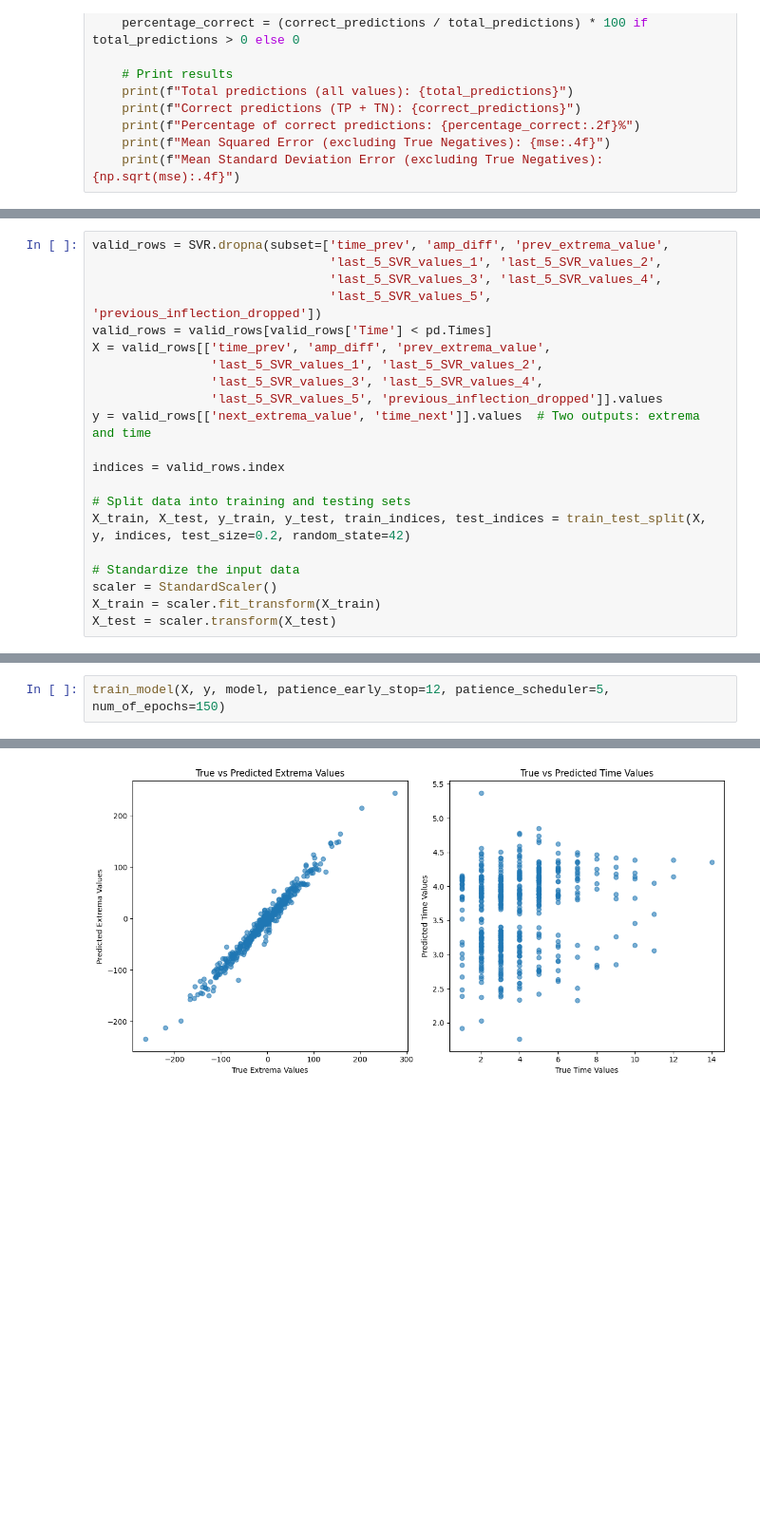
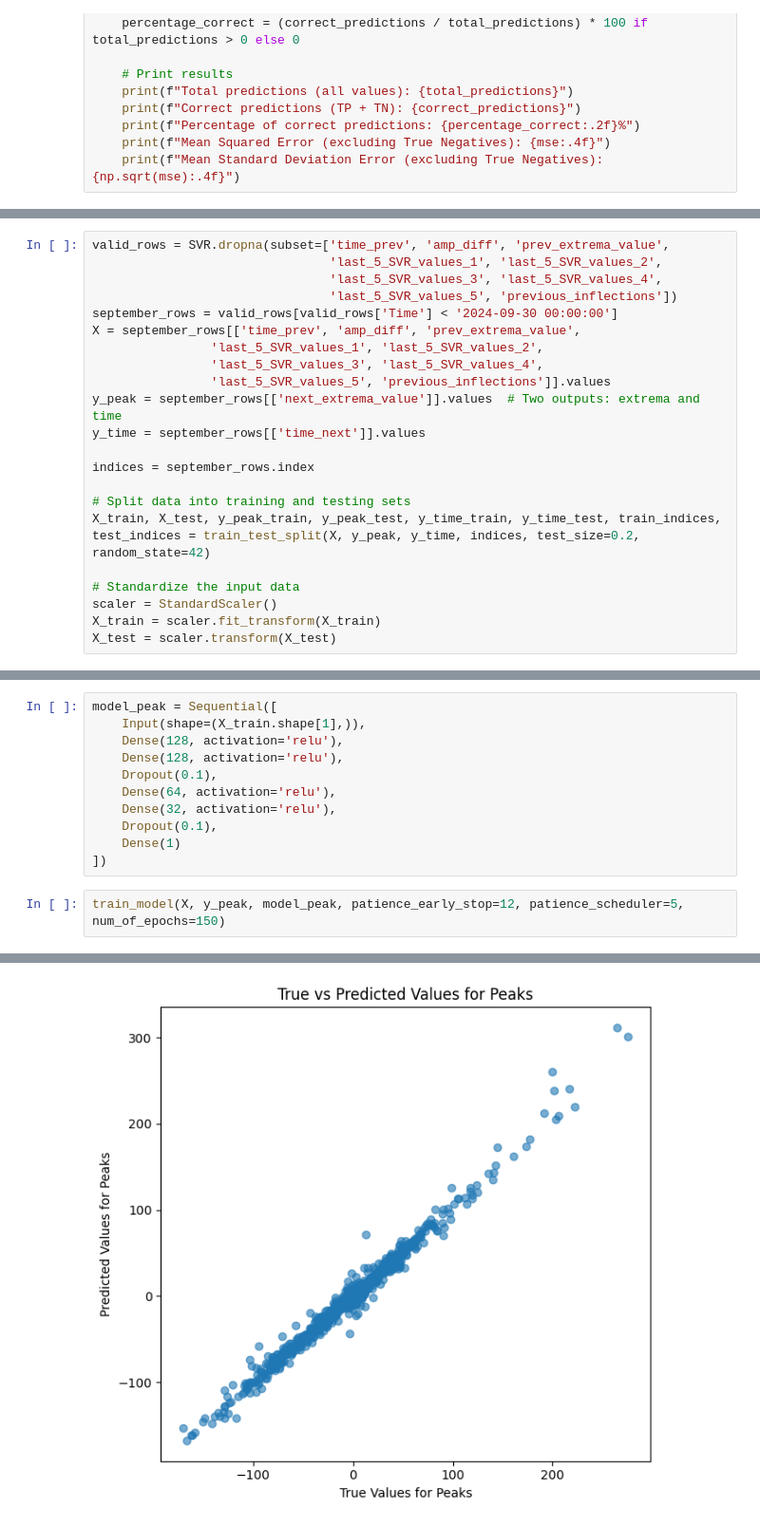
Before and after one commit to matule00/SGE, a Jupyter notebook: NN_SVR_peak.ipynb, the cells around one changed output, grey strips where cells are left out. Shown at 95% size. Cells and saved outputs as stored; diff of their text form; blank space fills up the shorter version.

```diff
--- a/NN_SVR_peak.ipynb
+++ b/NN_SVR_peak.ipynb
@@ -182,18 +183,19 @@ def plot_filtered_predictions(predictions, end_time='2024-09-10'):
 valid_rows = SVR.dropna(subset=['time_prev', 'amp_diff', 'prev_extrema_value',
                                 'last_5_SVR_values_1', 'last_5_SVR_values_2',
                                 'last_5_SVR_values_3', 'last_5_SVR_values_4',
-                                'last_5_SVR_values_5', 'previous_inflection_dropped'])
-valid_rows = valid_rows[valid_rows['Time'] < pd.Times]
-X = valid_rows[['time_prev', 'amp_diff', 'prev_extrema_value',
+                                'last_5_SVR_values_5', 'previous_inflections'])
+september_rows = valid_rows[valid_rows['Time'] < '2024-09-30 00:00:00']
+X = september_rows[['time_prev', 'amp_diff', 'prev_extrema_value',
                 'last_5_SVR_values_1', 'last_5_SVR_values_2',
                 'last_5_SVR_values_3', 'last_5_SVR_values_4',
-                'last_5_SVR_values_5', 'previous_inflection_dropped']].values
-y = valid_rows[['next_extrema_value', 'time_next']].values  # Two outputs: extrema and time
+                'last_5_SVR_values_5', 'previous_inflections']].values
+y_peak = september_rows[['next_extrema_value']].values  # Two outputs: extrema and time
+y_time = september_rows[['time_next']].values
 
-indices = valid_rows.index
+indices = september_rows.index
 
 # Split data into training and testing sets
-X_train, X_test, y_train, y_test, train_indices, test_indices = train_test_split(X, y, indices, test_size=0.2, random_state=42)
+X_train, X_test, y_peak_train, y_peak_test, y_time_train, y_time_test, train_indices, test_indices = train_test_split(X, y_peak, y_time, indices, test_size=0.2, random_state=42)
 
 # Standardize the input data
 scaler = StandardScaler()
@@ -226,4 +204,15 @@ model = Sequential([
+# %%
+model_peak = Sequential([
+    Input(shape=(X_train.shape[1],)),
+    Dense(128, activation='relu'),
+    Dense(128, activation='relu'),
+    Dropout(0.1),
+    Dense(64, activation='relu'),
+    Dense(32, activation='relu'),
+    Dropout(0.1),
+    Dense(1)
+])
 # %%
-train_model(X, y, model, patience_early_stop=12, patience_scheduler=5, num_of_epochs=150)
+train_model(X, y_peak, model_peak, patience_early_stop=12, patience_scheduler=5, num_of_epochs=150)
 # %% [output]
 Epoch 1/150
@@ -246 +235 @@ Mean Squared Error for Time: 4.1689495356373945
-[figure, old version]
+[figure, new version]
```
Also changed, not shown: parts of 30 cells of this notebook.
